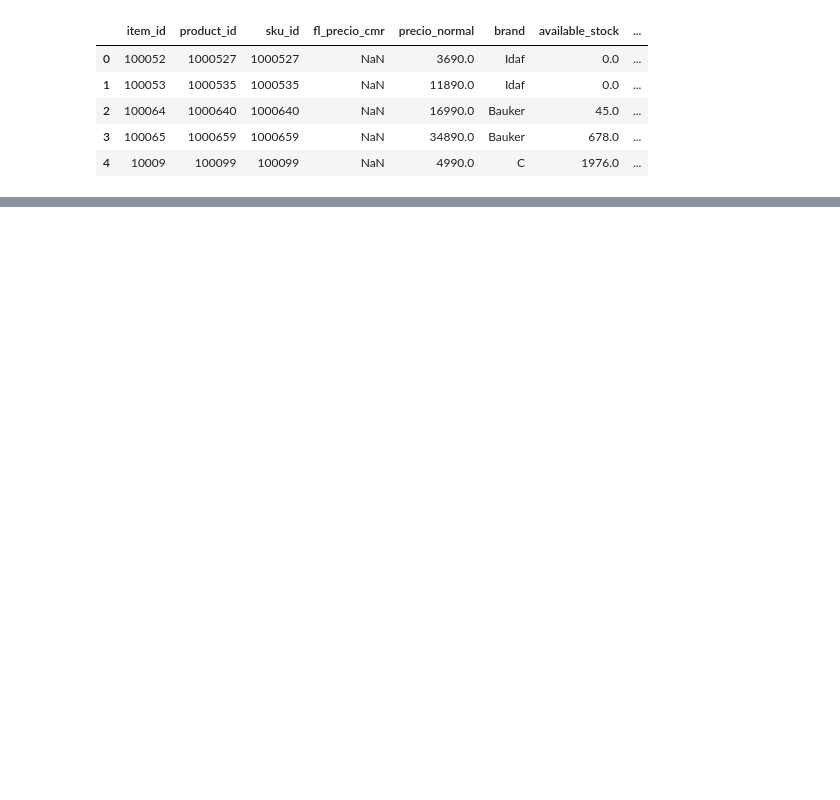
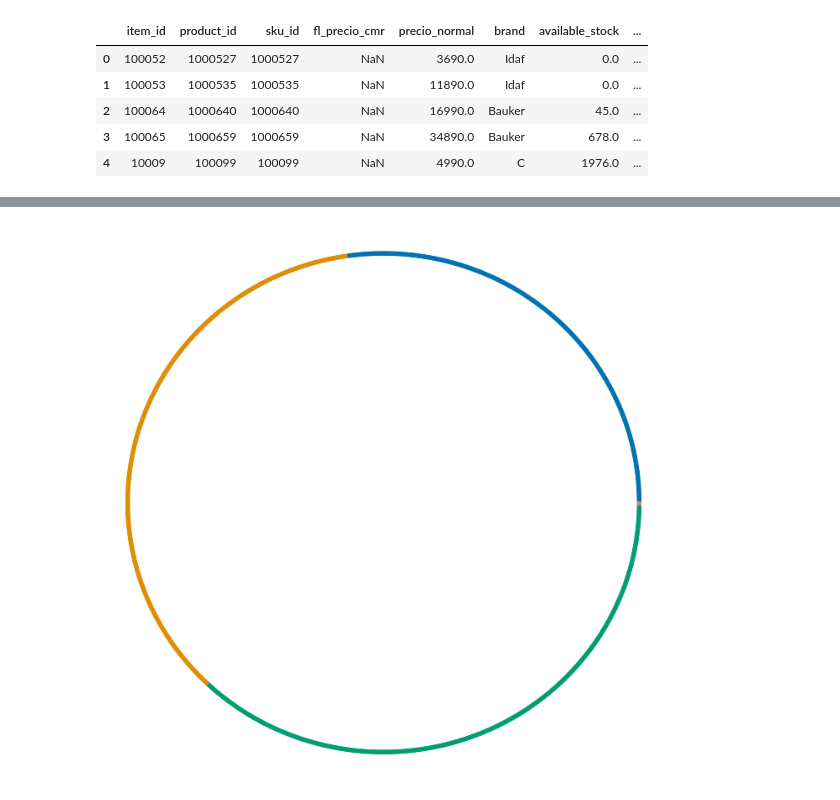
Before and after one commit to MarceloMedel/DataScience, a Jupyter notebook: Other/Viz_graph_product.ipynb, the cells around one changed output, grey strips where cells are left out. Saved outputs shown, nothing was run; the diff lists cells and outputs as text; code cells hidden in the pictures; blank space fills up the shorter version.

```diff
--- a/Other/Viz_graph_product.ipynb
+++ b/Other/Viz_graph_product.ipynb
@@ -101,0 +328,6 @@ nodes
+# %%
+hierarchical_pos = nx.drawing.nx_pydot.graphviz_layout(community_structure, prog='twopi', root=root_node_id)
+# %%
+circular_positions = keyfilter(lambda x: x in node_from_h, hierarchical_pos)
+circular_positions = keymap(lambda x: node_from_h[x], circular_positions)
+print(len(circular_positions), network.number_of_nodes())
@@ -101,0 +430,3 @@ nodes
+# %%
+node_colors = valmap(lambda x: palette[x], communities)
+keyfilter(lambda x: x in sample_keys, node_colors)
@@ -101,0 +452,18 @@ nodes
+# %%
+from matplotlib.collections import LineCollection
+
+fig, ax = plt.subplots(1, 1, figsize=(12, 12))
+
+# dibujamos los nodos en sus posiciones
+nx.draw_networkx_nodes(network, ax=ax, pos=circular_positions,
+                 node_color=[node_colors[n] for n in network.nodes],
+                 node_size=20,
+                 with_labels=False)
+
+# dibujamos las aristas que hemos calculado
+#edge_collection = LineCollection(edge_lines, color=edge_colors, linewidth=1, linestyle='solid', alpha=0.1)
+#ax.add_collection(edge_collection)
+
+ax.set_axis_off()
+# %% [output]
+[figure, added]
```
Also changed, not shown: parts of 46 cells of this notebook.
